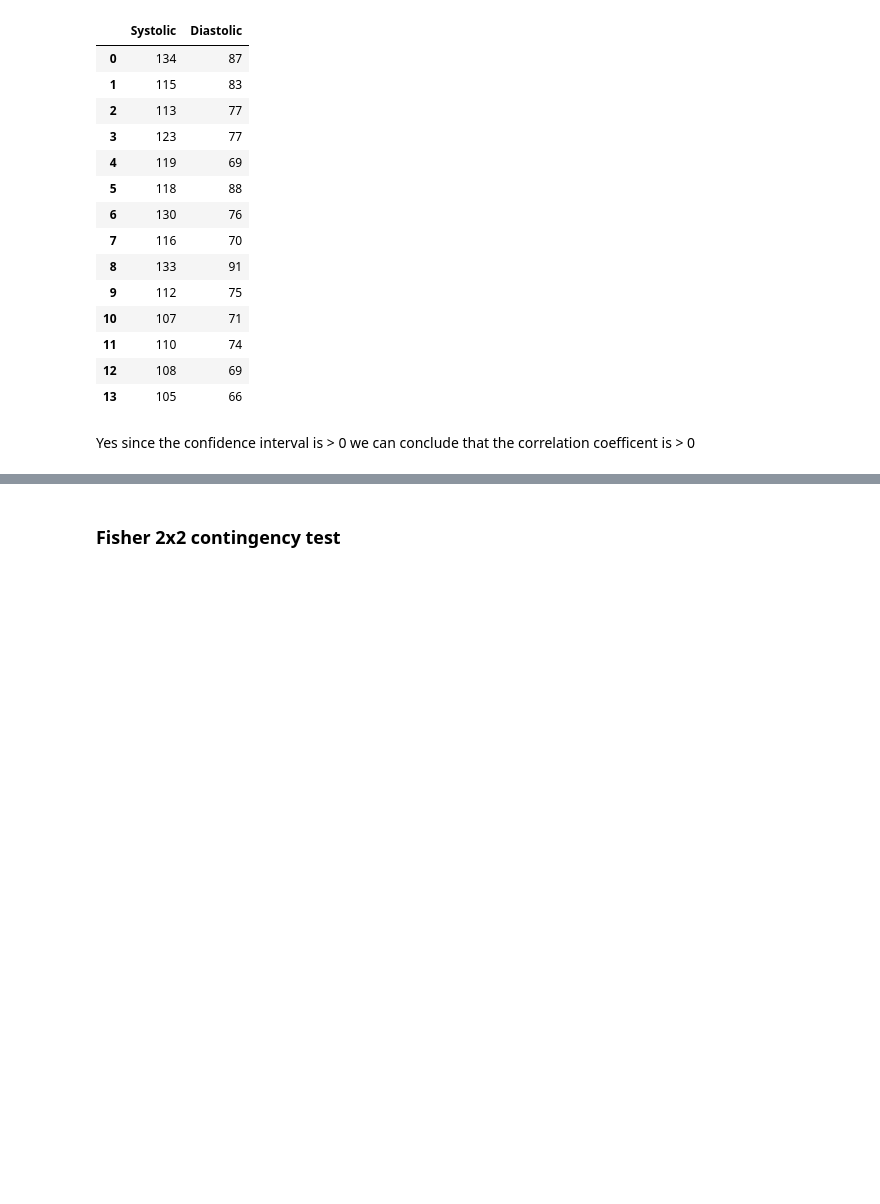
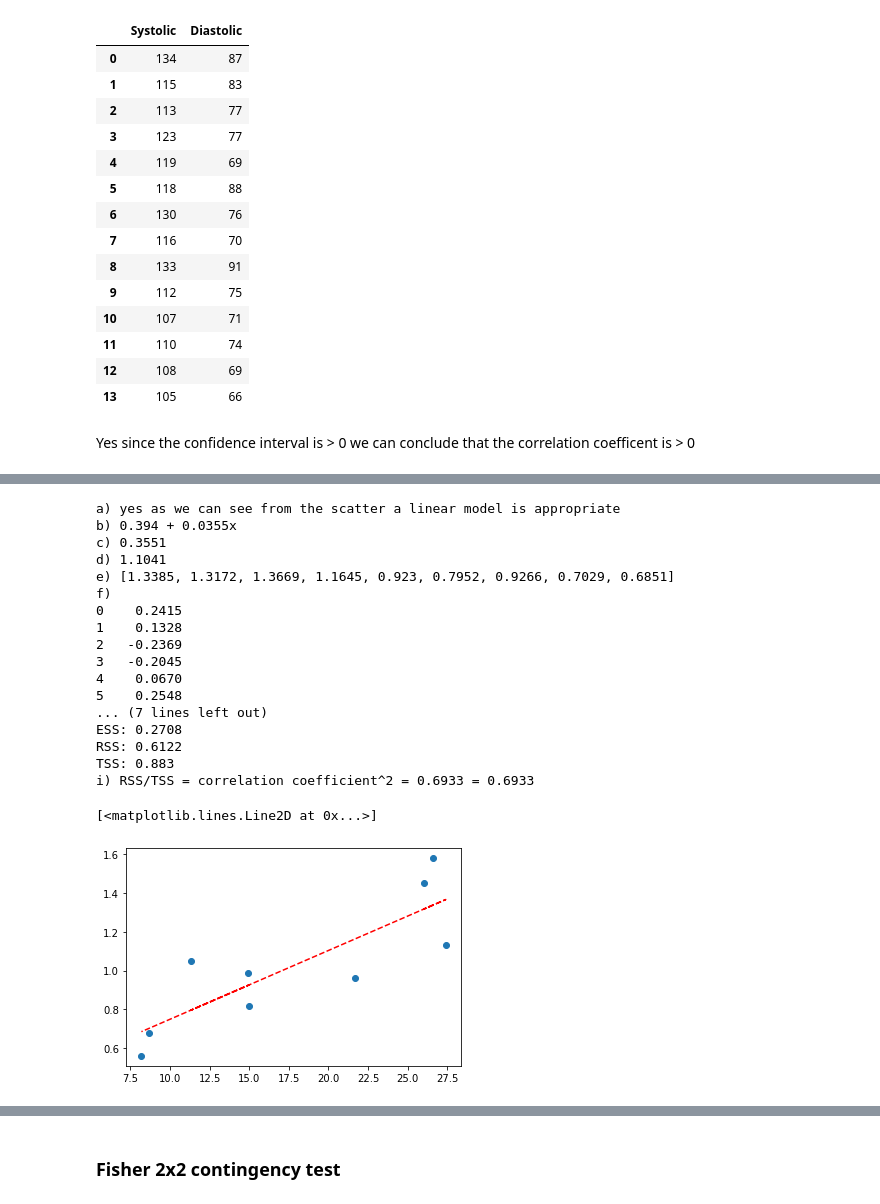
Before and after one commit to lsig/Statistics, a Jupyter notebook: Workbook.ipynb, the cells around one changed output, grey strips where cells are left out. Cells and saved outputs as stored; diff of their text form; code cells hidden in the pictures; blank space fills up the shorter version.

```diff
--- a/Workbook.ipynb
+++ b/Workbook.ipynb
@@ -6028,0 +6110,75 @@ Yes since the confidence interval is > 0 we can conclude that the correlation co
+# %%
+import pandas as pd
+import numpy as np
+import matplotlib.pyplot as plt
+from scipy.stats import linregress
+
+df = pd.read_csv("datasets/Ch7/ex7-2-12.csv")
+df
+
+x = df["Temperature"]
+y = df["Corrosion"]
+y_bar = y.mean()
+
+reg = linregress(x,y)
+slope = reg.slope
+intercept = reg.intercept
+
+best_line = lambda x: intercept + slope * x
+fitted_values = []
+
+for x_i in x:
+    y_hat = intercept + slope * x_i
+    fitted_values.append(round(y_hat,4))
+
+
+residuals = y - fitted_values
+max_res = abs(residuals).argmax()
+
+ess = ((fitted_values - y)**2).sum()
+rss = sum([(y - y_bar)**2 for y in fitted_values])
+tss = ess + rss
+r_2 = rss / tss
+
+answer_a = f'a) yes as we can see from the scatter a linear model is appropriate'
+answer_b = f'b) {round(intercept,4)} + {round(slope, 4)}x'
+answer_c = f'c) {round(best_line(20) - best_line(10),4)}'
+answer_d = f'd) {round(best_line(20),4)}'
+answer_e = f'e) {fitted_values}'
+answer_f = f'f)\n{residuals}\nmax residual: index {max_res}'
+answer_g = f'g) {round(reg.rvalue,4)}'
+answer_h = f'h)\nESS: {round(ess,4)}\nRSS: {round(rss,4)}\nTSS: {round(tss,4)}'
+answer_i = f'i) RSS/TSS = correlation coefficient^2 = {round(rss / tss,4)} = {round(reg.rvalue**2,4)}'
+
+print(answer_a)
+print(answer_b)
+print(answer_c)
+print(answer_d)
+print(answer_e)
+print(answer_f)
+print(answer_g)
+print(answer_h)
+print(answer_i)
+
+plt.scatter(x,y)
+plt.plot(x, intercept + slope * x, color="red", linestyle="--")
+# %% [output]
+a) yes as we can see from the scatter a linear model is appropriate
+b) 0.394 + 0.0355x
+c) 0.3551
+d) 1.1041
+e) [1.3385, 1.3172, 1.3669, 1.1645, 0.923, 0.7952, 0.9266, 0.7029, 0.6851]
+f)
+0    0.2415
+1    0.1328
+2   -0.2369
+3   -0.2045
+4    0.0670
+5    0.2548
+... (7 lines left out)
+ESS: 0.2708
+RSS: 0.6122
+TSS: 0.883
+i) RSS/TSS = correlation coefficient^2 = 0.6933 = 0.6933
+[<matplotlib.lines.Line2D at 0x...>]
+[figure, added]
```
Also changed, not shown: parts of 7 cells of this notebook, 1 other file.
